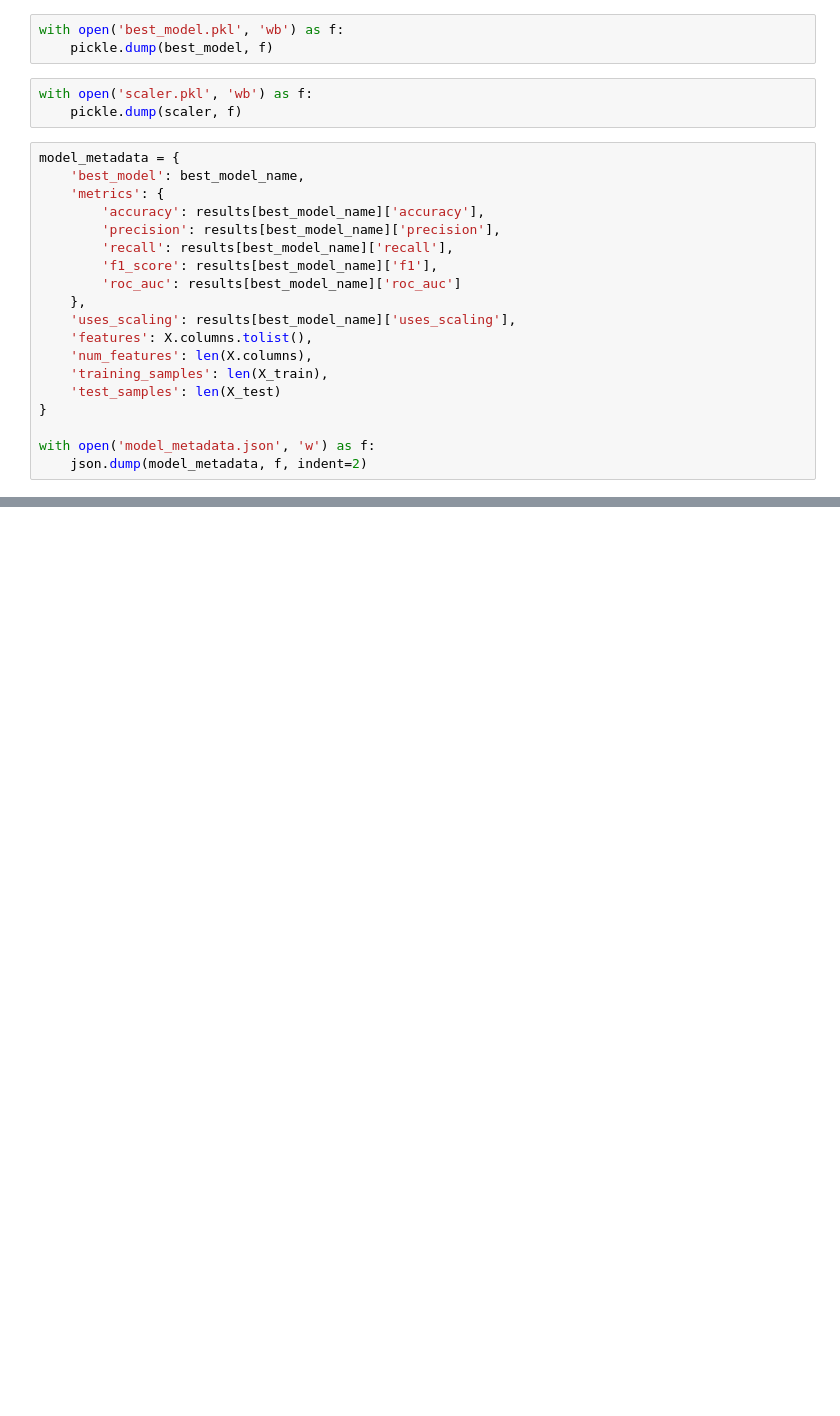
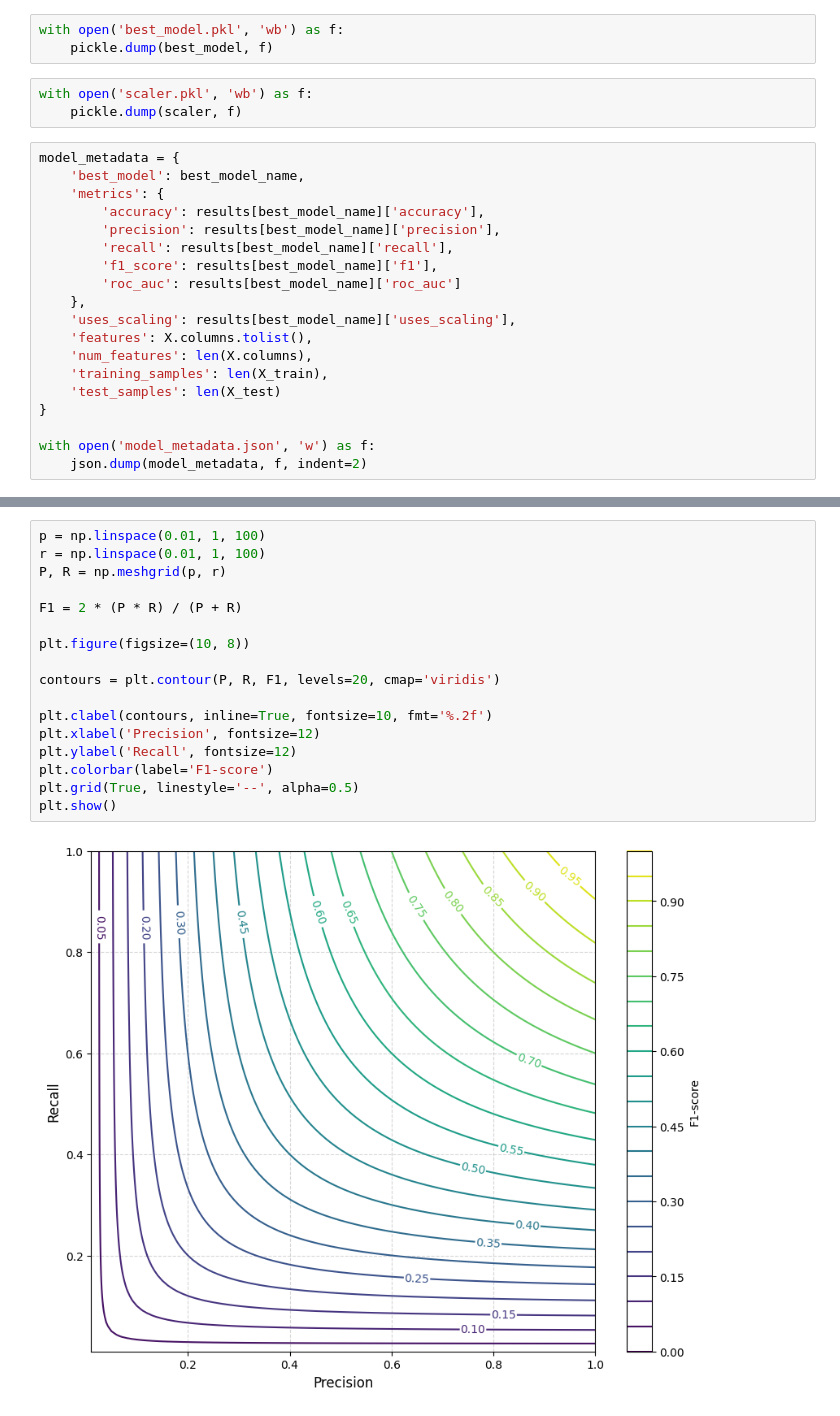
Before and after one commit to budweisserr/course-work-ml-evaluation, a Jupyter notebook: model/src/model_training.ipynb, the cells around one changed output, grey strips where cells are left out. Saved outputs shown, nothing was run; the diff lists cells and outputs as text; blank space fills up the shorter version.

```diff
--- a/model/src/model_training.ipynb
+++ b/model/src/model_training.ipynb
@@ -531,0 +567,19 @@ with open('model_metadata.json', 'w') as f:
+# %%
+p = np.linspace(0.01, 1, 100)
+r = np.linspace(0.01, 1, 100)
+P, R = np.meshgrid(p, r)
+
+F1 = 2 * (P * R) / (P + R)
+
+plt.figure(figsize=(10, 8))
+
+contours = plt.contour(P, R, F1, levels=20, cmap='viridis')
+
+plt.clabel(contours, inline=True, fontsize=10, fmt='%.2f')
+plt.xlabel('Precision', fontsize=12)
+plt.ylabel('Recall', fontsize=12)
+plt.colorbar(label='F1-score')
+plt.grid(True, linestyle='--', alpha=0.5)
+plt.show()
+# %% [output]
+[figure, added]
```
Also changed, not shown: parts of 11 cells of this notebook.
